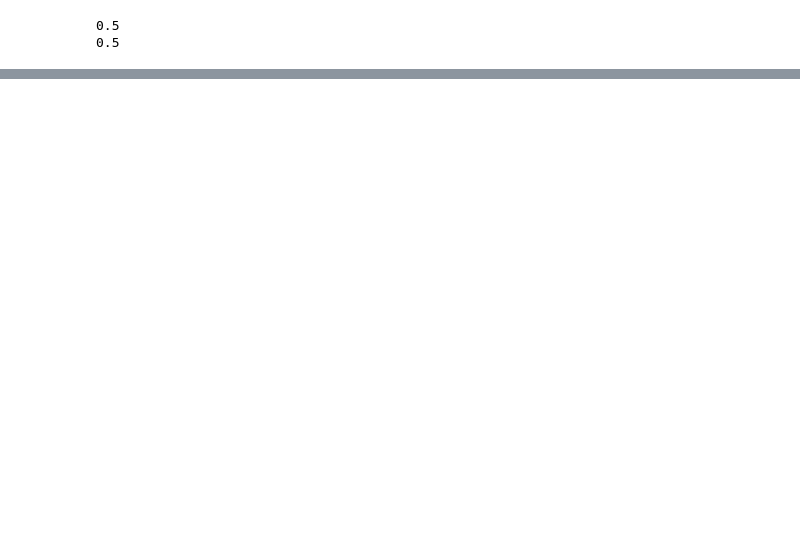
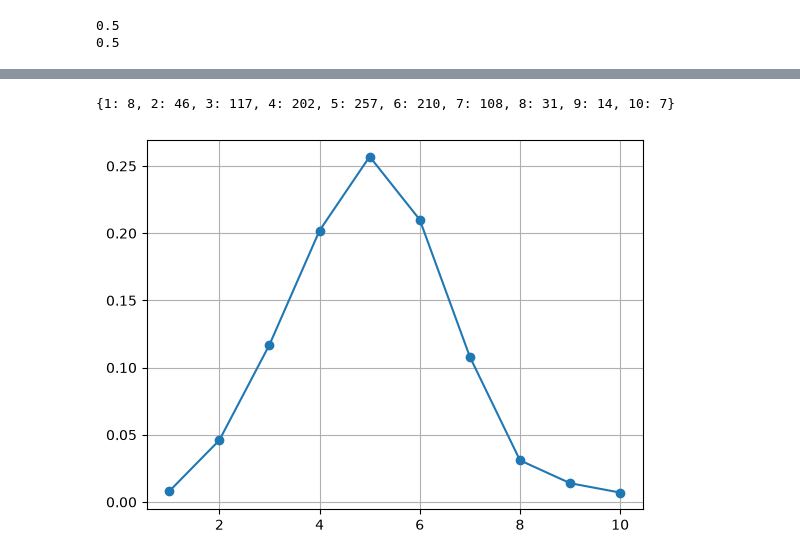
Before and after one commit to khanni1/AP_DA, a Jupyter notebook: DA/assignments/da_prac_ass_1.ipynb, the cells around one changed output, grey strips where cells are left out. Cells and saved outputs as stored; diff of their text form; code cells hidden in the pictures; blank space fills up the shorter version.

Commit message:
ass till q 38 done then randomly picking and doing

```diff
--- a/DA/assignments/da_prac_ass_1.ipynb
+++ b/DA/assignments/da_prac_ass_1.ipynb
@@ -578,0 +579,42 @@ print(prob)
+# %%
+''' 34. Generate 1,000 random observations from a Binomial distribution using NumPy with n=10
+and p=0.5. '''
+
+data = np.random.binomial(n=10,p=0.5,size=1000)
+
+# print(data,type(data))
+
+data = sorted(data)
+
+freq = {}
+
+for i in data:
+    i = int(i)  # had to typecast coz numpy elements into normal int elements
+    if i in freq:
+        freq[i] += 1
+    else:
+        freq[i] = 1
+
+print(freq)
+
+# simply iteration for x and y lists for matplotib
+x = []
+y = []
+
+for i,j in freq.items():
+    x.append(i)
+    y.append(j/1000)  # /1000 FOR probability
+
+
+'''frequency = how many times it occurred
+probability = frequency / total observations '''
+
+plt.plot(x,y,marker='o')
+plt.grid(True)
+plt.show()
+
+
+# THAT SHAPE IS A BINOMIAL DISTTUBUTION CURVE
+# %% [output]
+{1: 8, 2: 46, 3: 117, 4: 202, 5: 257, 6: 210, 7: 108, 8: 31, 9: 14, 10: 7}
+[figure, added]
```
Also changed, not shown: parts of 11 cells of this notebook.
